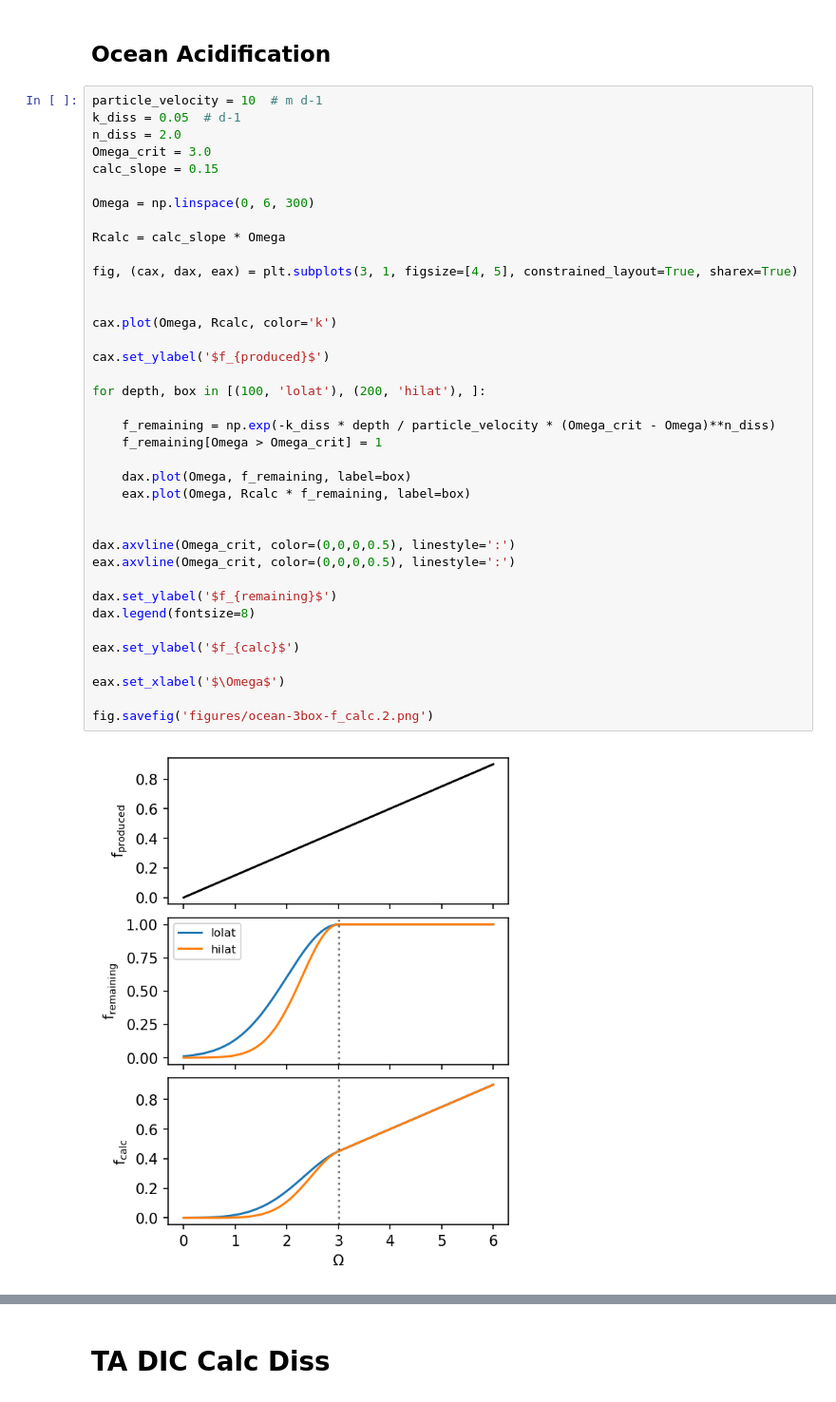
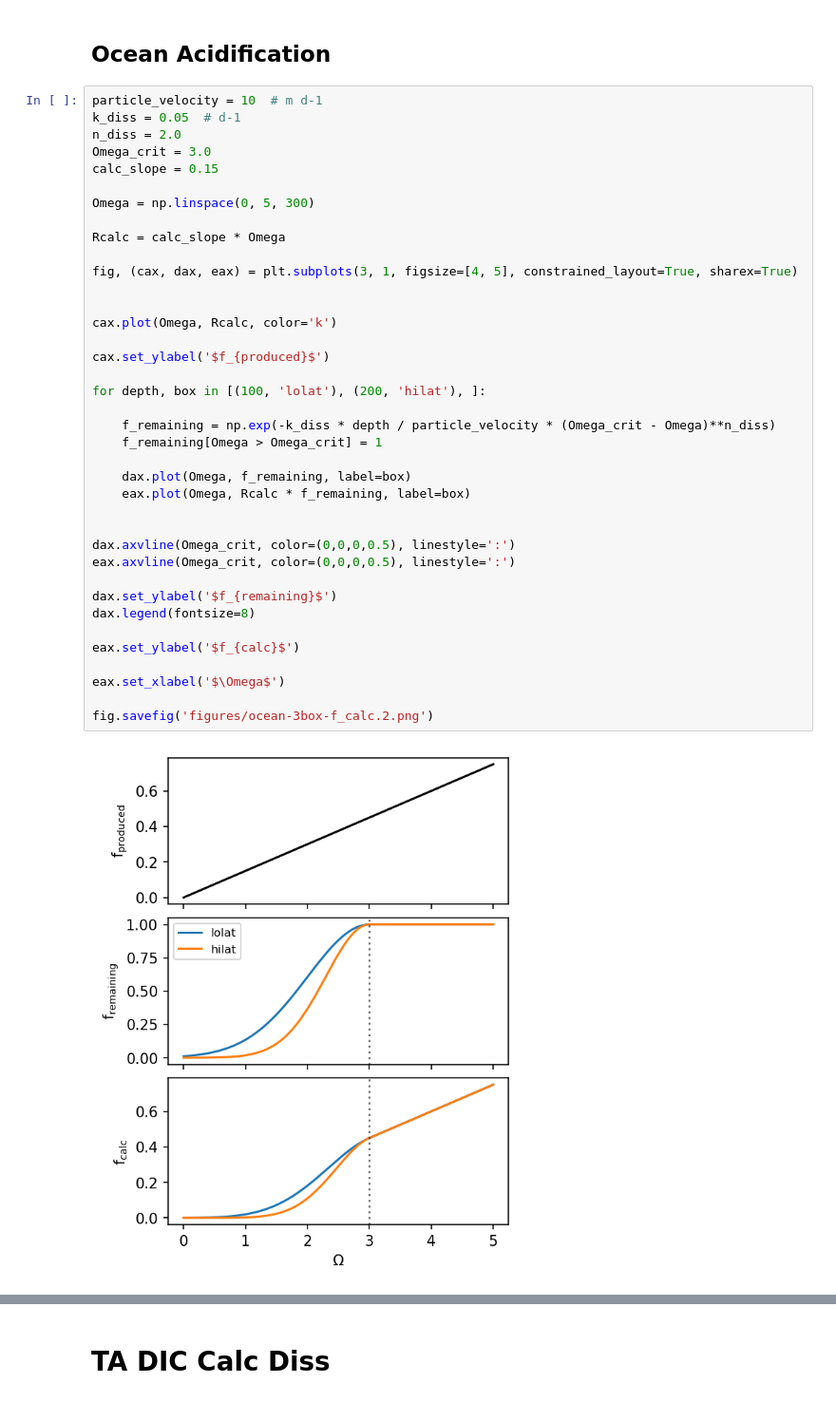
Before and after one commit to johnryantaylor/JRT_QES_Notes, a Jupyter notebook: book/06_oceancarbon/carbon_figs.ipynb, the cells around one changed output, grey strips where cells are left out. Shown at 95% size. Saved outputs shown, nothing was run; the diff lists cells and outputs as text.

```diff
--- a/book/06_oceancarbon/carbon_figs.ipynb
+++ b/book/06_oceancarbon/carbon_figs.ipynb
@@ -629,36 +629,36 @@ n_diss = 2.0
 Omega_crit = 3.0
 calc_slope = 0.15
 
-Omega = np.linspace(0, 6, 300)
+Omega = np.linspace(0, 5, 300)
 
 Rcalc = calc_slope * Omega
 
 fig, (cax, dax, eax) = plt.subplots(3, 1, figsize=[4, 5], constrained_layout=True, sharex=True)
 
 
 cax.plot(Omega, Rcalc, color='k')
 
 cax.set_ylabel('$f_{produced}$')
 
 for depth, box in [(100, 'lolat'), (200, 'hilat'), ]:
 
     f_remaining = np.exp(-k_diss * depth / particle_velocity * (Omega_crit - Omega)**n_diss)
     f_remaining[Omega > Omega_crit] = 1
 
     dax.plot(Omega, f_remaining, label=box)
     eax.plot(Omega, Rcalc * f_remaining, label=box)
 
 
 dax.axvline(Omega_crit, color=(0,0,0,0.5), linestyle=':')
 eax.axvline(Omega_crit, color=(0,0,0,0.5), linestyle=':')
 
 dax.set_ylabel('$f_{remaining}$')
 dax.legend(fontsize=8)
 
 eax.set_ylabel('$f_{calc}$')
 
 eax.set_xlabel('$\Omega$')
 
 fig.savefig('figures/ocean-3box-f_calc.2.png')
 # %% [output]
-[figure, old version]
+[figure, new version]
```
Also changed, not shown: parts of 1 cell of this notebook, 4 other files.
